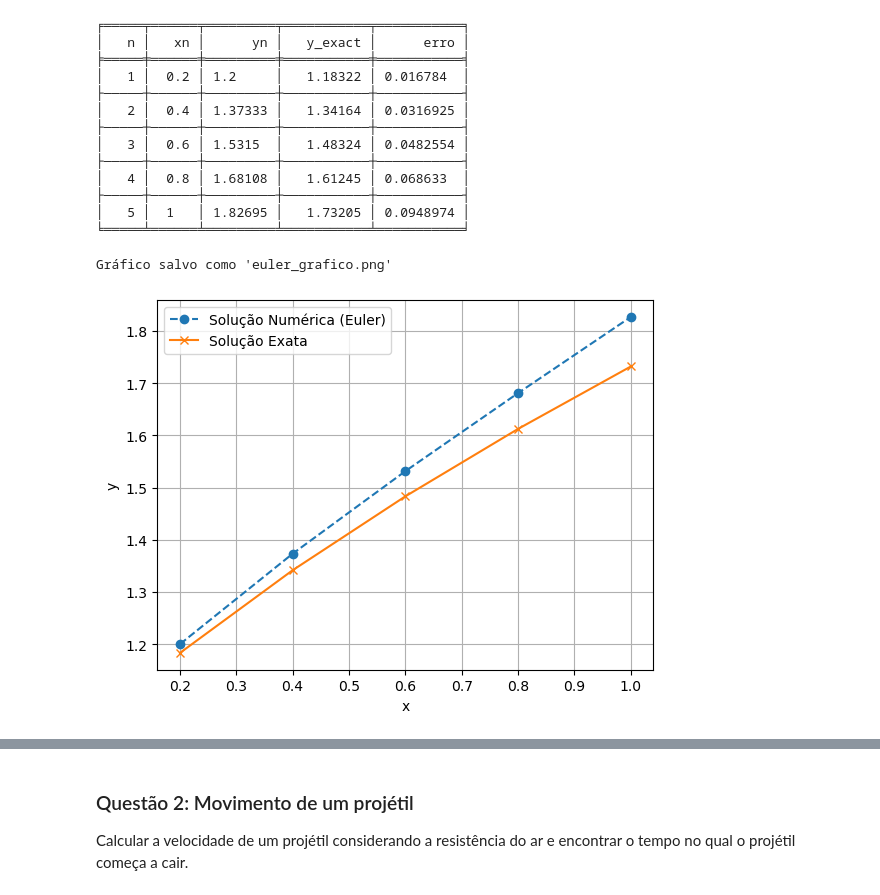
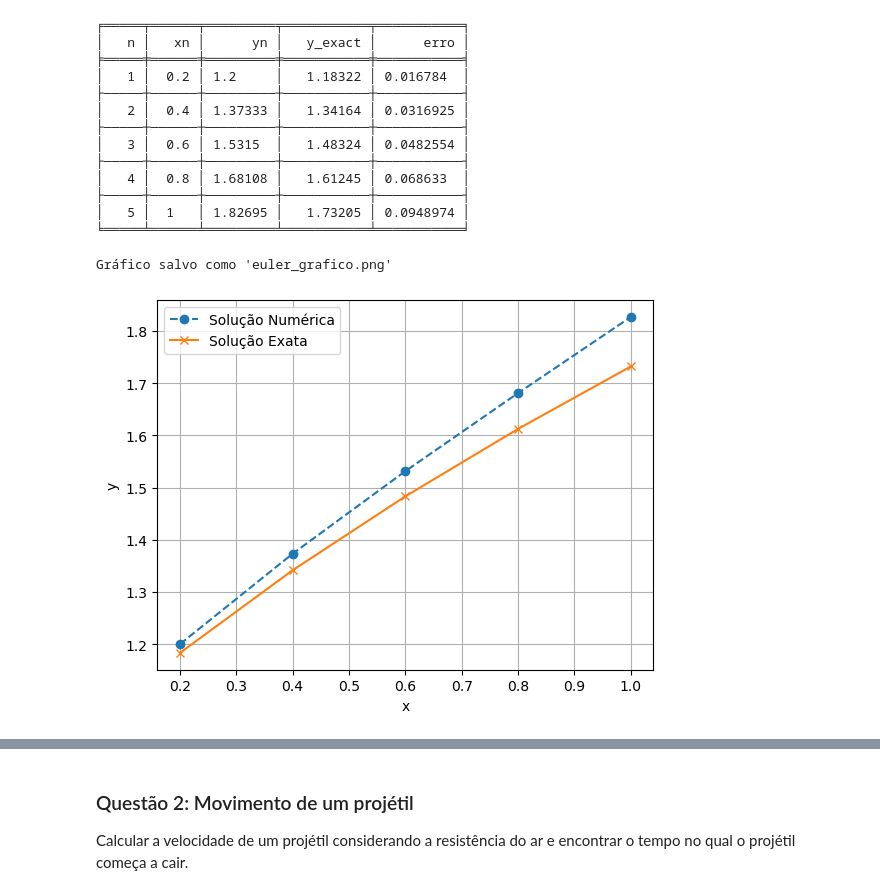
Before and after one commit to georgianagraca/prova3_calculonumerico, a Jupyter notebook: Prova3.ipynb, the cells around one changed output, grey strips where cells are left out. Cells and saved outputs as stored; diff of their text form; code cells hidden in the pictures.

Commit message:
questao 1: criando tabela e grafico pra HK3

```diff
--- a/Prova3.ipynb
+++ b/Prova3.ipynb
@@ -69,6 +50,27 @@ def plot_euler_vs_exact(results, y_exact, filename):
 #função exata
 def y_exact(x):
     return math.sqrt(2 * x + 1)
+# %%
+# Função para plotar o grafico de comparação
+def plot_numeric_vs_exact(results, y_exact, filename, col_x, col_y):
+    x_values = [row[col_x] for row in results]  # Valores de x
+    y_numeric_values = [row[col_y] for row in results]  # Valores de y aproximados (Método de Euler)
+    y_exact_values = [y_exact(x) for x in x_values]  # Valores de y exatos
+
+    # Plot das soluções
+    plt.plot(x_values, y_numeric_values, label="Solução Numérica", marker='o', linestyle='--', color='blue', linewidth=2, alpha=0.8)
+    plt.plot(x_values, y_exact_values, label="Solução Exata", marker='x', linestyle='-', color='red', linewidth=2.5, alpha=0.8)
+
+    # Configurações do gráfico
+    plt.xlabel("x")
+    plt.ylabel("y")
+    plt.legend()
+    plt.grid(True)
+
+    # Salva o gráfico em um arquivo
+    plt.savefig(filename)
+    print(f"Gráfico salvo como '{filename}'")
+    plt.show()
 # %%
 # Parâmetros iniciais
 x0 = 0
@@ -107,9 +109,9 @@ print(tabulate(results, headers=["n", "xn", "yn", "y_exact", "erro"], tablefmt="
 ╘═════╧══════╧═════════╧═══════════╧═══════════╛
 # %%
 #plota grafico
-plot_euler_vs_exact(results, y_exact, "euler_grafico.png")
+plot_numeric_vs_exact(results, y_exact, "euler_grafico.png", 1, 2)
 # %% [output]
 Gráfico salvo como 'euler_grafico.png'
-[figure, old version]
+[figure, new version]
 # %%
 # Solução usando Runge-Kutta de 3ª ordem
```
Also changed, not shown: parts of 7 cells of this notebook, 2 other files.
